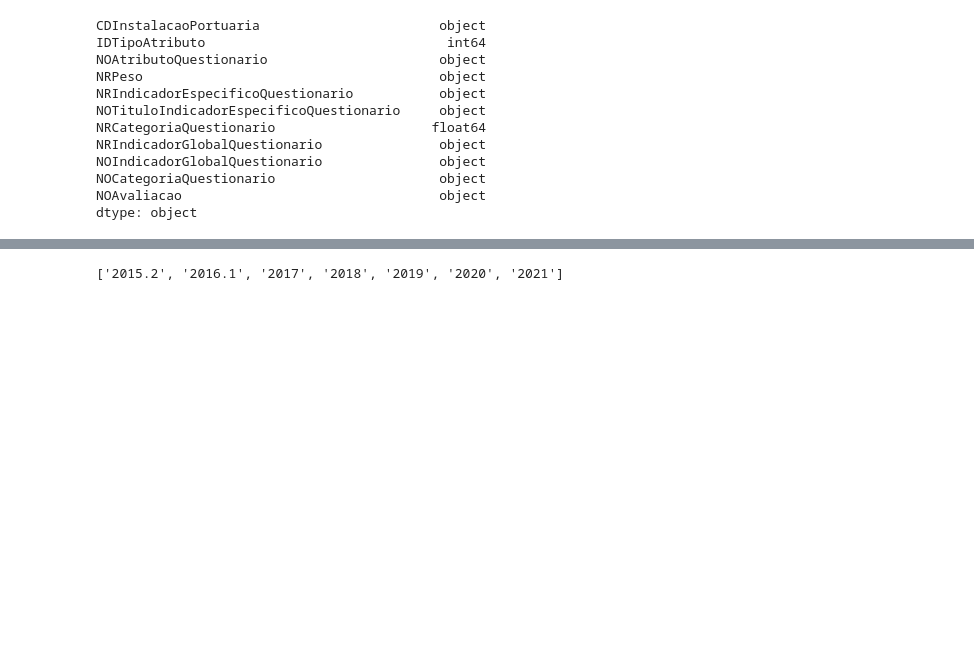
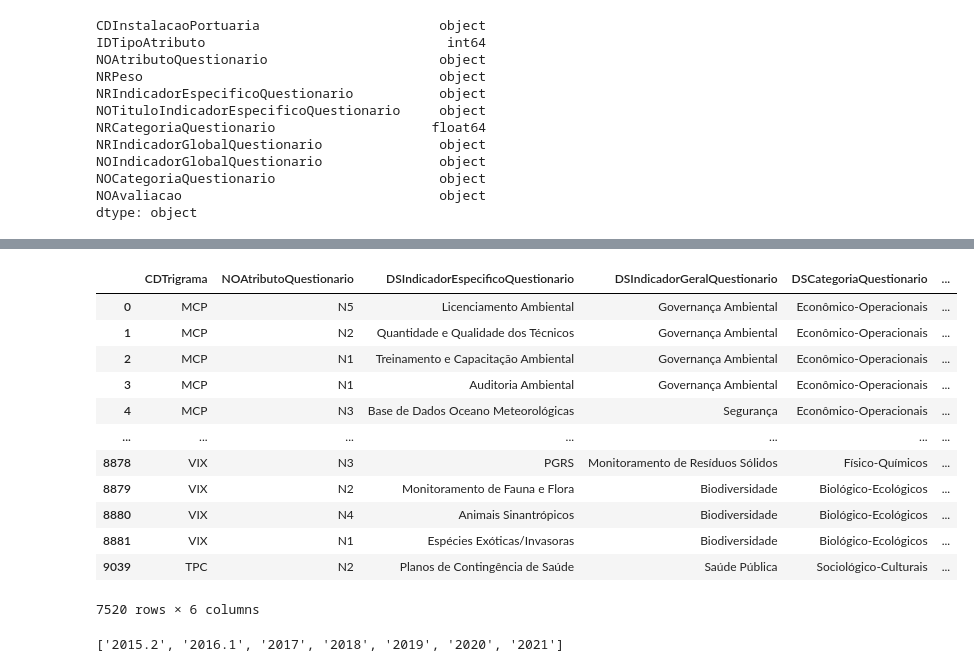
Before and after one commit to Pugianf/ANTAQ, a Jupyter notebook: Análise_IDA_Indicadores.ipynb, the cells around one changed output, grey strips where cells are left out. Cells and saved outputs as stored; diff of their text form; code cells hidden in the pictures; blank space fills up the shorter version.

```diff
--- a/Análise_IDA_Indicadores.ipynb
+++ b/Análise_IDA_Indicadores.ipynb
@@ -145,0 +219,31 @@ df_v1.replace({'DSIndicadorEspecificoQuestionario': dict_indicador})
+# %%
+# dropping DSIndicadorEspecificoQuestionario and value_is_NaN columns
+
+df_v1.drop(columns=['DSAtributoQuestionario', 'value_is_NaN'], inplace=True)
+# %%
+# dropping NRIndicadorEspecificoQuestionario column
+
+df_v2.drop(columns=['NRIndicadorEspecificoQuestionario'], inplace=True)
+# %%
+# creating category dictionary with fuzz
+
+df1_category = list(df_v1.DSCategoriaQuestionario.unique())
+df2_category = list(df_v2.NOCategoriaQuestionario.unique())
+
+def match_category(category, list_category, min_score=0):
+    max_score = -1
+    max_category = ''
+    for x in list_category:
+        score = fuzz.ratio(category, x)
+        if (score > min_score) & (score > max_score):
+            max_category = x
+            max_score = score
+    return (max_category, max_score)
+
+categories = []
+for x in df1_category:
+    match = match_category(x, df2_category)
+    category = (str(x), str(match[0]))
+    categories.append(category)
+category_dict = dict(categories)
+category_dict
@@ -145,0 +255,4 @@ df_v1.replace({'DSIndicadorEspecificoQuestionario': dict_indicador})
+# %%
+# applying dict to df_v1
+
+df_v1.replace({'DSCategoriaQuestionario': category_dict}, inplace=True)
@@ -146,3 +275,19 @@ df_v1.replace({'DSIndicadorEspecificoQuestionario': dict_indicador})
+# %%
+df_v1
+# %% [output]
+|  | CDTrigrama | NOAtributoQuestionario | DSIndicadorEspecificoQuestionario | DSIndicadorGeralQuestionario | DSCategoriaQuestionario | ... |
+| 0 | MCP | N5 | Licenciamento Ambiental | Governança Ambiental | Econômico-Operacionais | ... |
+| 1 | MCP | N2 | Quantidade e Qualidade dos Técnicos | Governança Ambiental | Econômico-Operacionais | ... |
+| 2 | MCP | N1 | Treinamento e Capacitação Ambiental | Governança Ambiental | Econômico-Operacionais | ... |
+| 3 | MCP | N1 | Auditoria Ambiental | Governança Ambiental | Econômico-Operacionais | ... |
+| 4 | MCP | N3 | Base de Dados Oceano Meteorológicas | Segurança | Econômico-Operacionais | ... |
+| ... | ... | ... | ... | ... | ... | ... |
+| 8878 | VIX | N3 | PGRS | Monitoramento de Resíduos Sólidos | Físico-Químicos | ... |
+| 8879 | VIX | N2 | Monitoramento de Fauna e Flora | Biodiversidade | Biológico-Ecológicos | ... |
+| 8880 | VIX | N4 | Animais Sinantrópicos | Biodiversidade | Biológico-Ecológicos | ... |
+| 8881 | VIX | N1 | Espécies Exóticas/Invasoras | Biodiversidade | Biológico-Ecológicos | ... |
+| 9039 | TPC | N2 | Planos de Contingência de Saúde | Saúde Pública | Sociológico-Culturais | ... |
+7520 rows × 6 columns
 # %%
 # dropping the special year for Cabedelo
 
```
Also changed, not shown: parts of 8 cells of this notebook.
